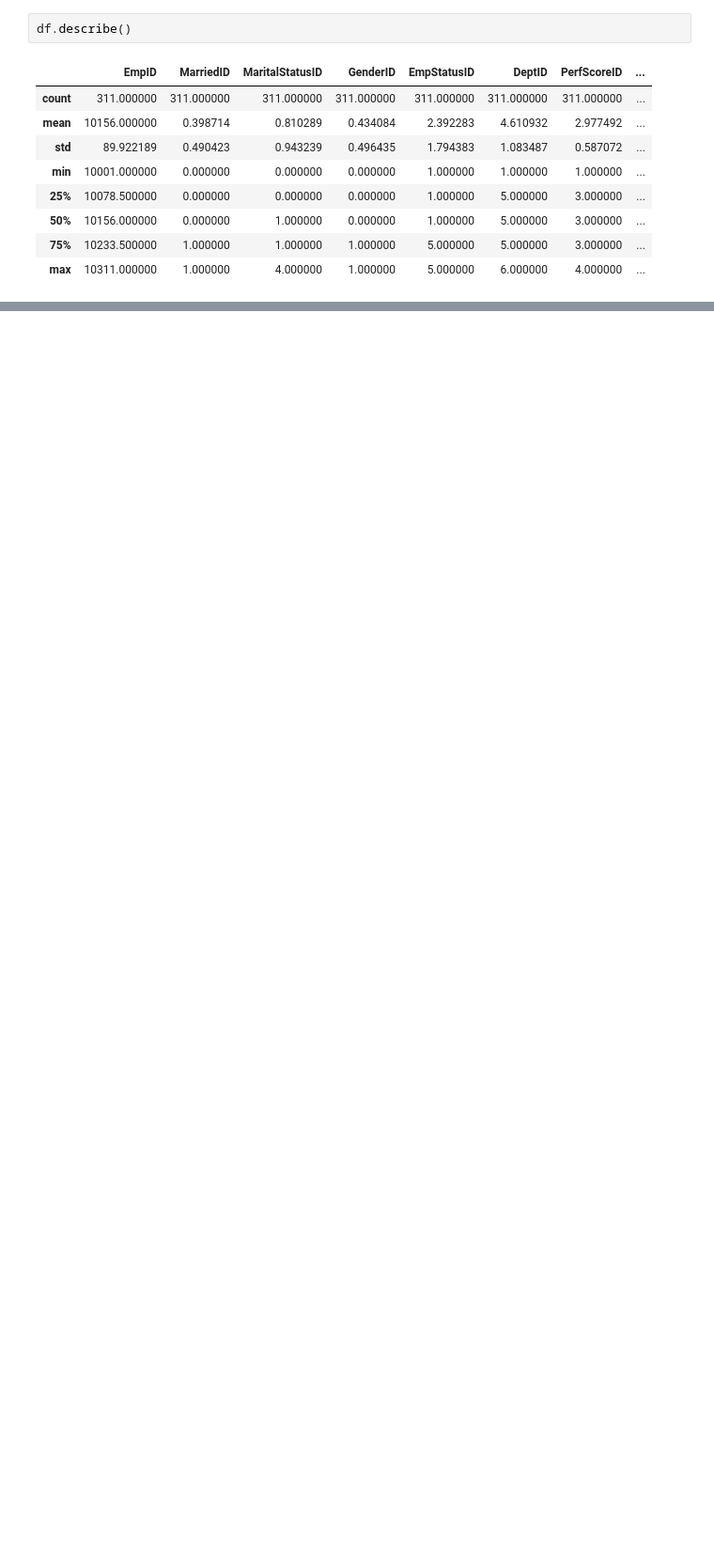
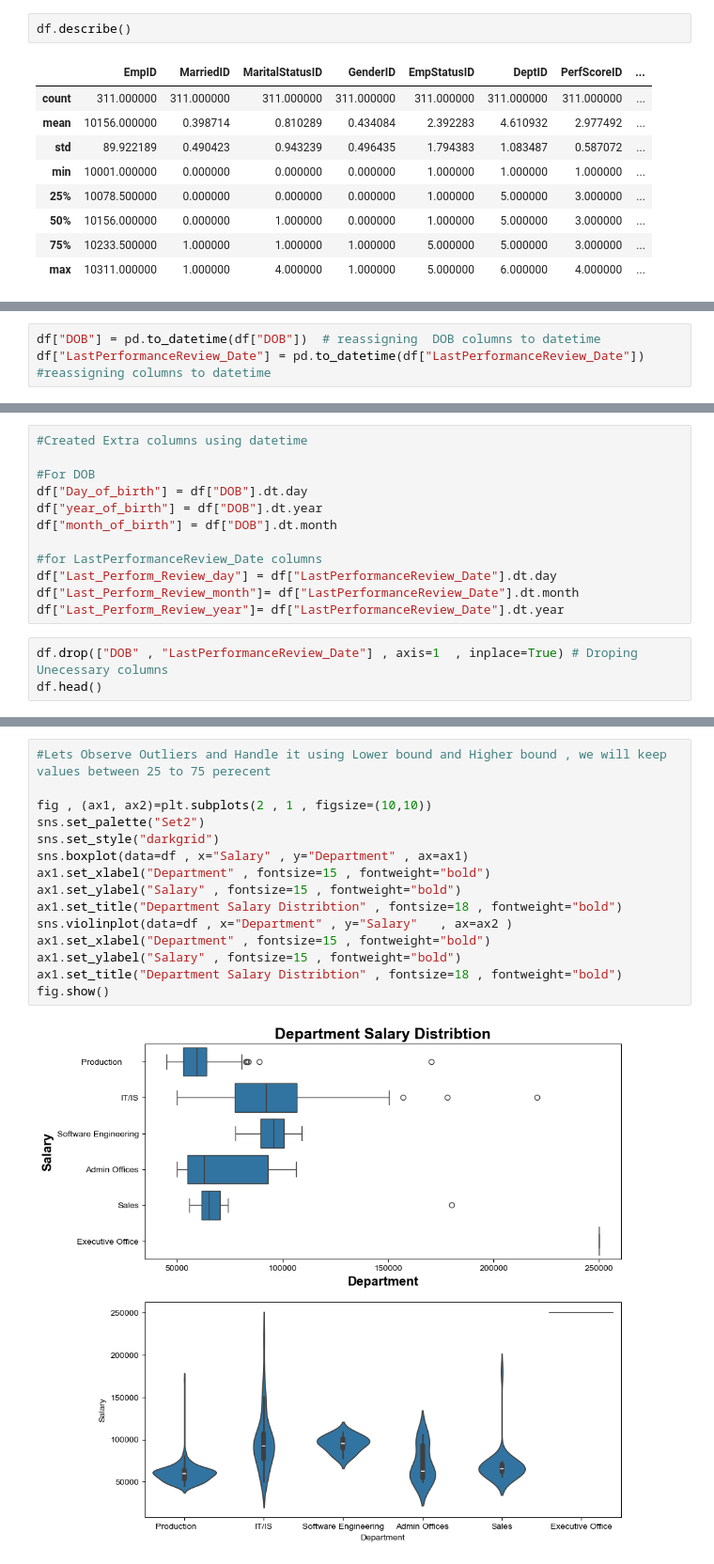
Before and after one commit to Rajatsingh64/HR_attrition_prediction, a Jupyter notebook: research.ipynb, the cells around one changed output, grey strips where cells are left out. Shown at 94% size. Cells and saved outputs as stored; diff of their text form; blank space fills up the shorter version.

```diff
--- a/research.ipynb
+++ b/research.ipynb
@@ -72,0 +172,3 @@ df[["GenderID" , "Sex"]]
+# %%
+df["DOB"] = pd.to_datetime(df["DOB"])  # reassigning  DOB columns to datetime
+df["LastPerformanceReview_Date"] = pd.to_datetime(df["LastPerformanceReview_Date"]) #reassigning columns to datetime
@@ -72,0 +181,15 @@ df[["GenderID" , "Sex"]]
+# %%
+#Created Extra columns using datetime
+
+#For DOB
+df["Day_of_birth"] = df["DOB"].dt.day
+df["year_of_birth"] = df["DOB"].dt.year
+df["month_of_birth"] = df["DOB"].dt.month
+
+#for LastPerformanceReview_Date columns
+df["Last_Perform_Review_day"] = df["LastPerformanceReview_Date"].dt.day
+df["Last_Perform_Review_month"]= df["LastPerformanceReview_Date"].dt.month
+df["Last_Perform_Review_year"]= df["LastPerformanceReview_Date"].dt.year
+# %%
+df.drop(["DOB" , "LastPerformanceReview_Date"] , axis=1  , inplace=True) # Droping Unecessary columns
+df.head()
@@ -72,0 +230,17 @@ df[["GenderID" , "Sex"]]
+# %%
+#Lets Observe Outliers and Handle it using Lower bound and Higher bound , we will keep values between 25 to 75 perecent
+
+fig , (ax1, ax2)=plt.subplots(2 , 1 , figsize=(10,10))
+sns.set_palette("Set2")
+sns.set_style("darkgrid")
+sns.boxplot(data=df , x="Salary" , y="Department" , ax=ax1)
+ax1.set_xlabel("Department" , fontsize=15 , fontweight="bold")
+ax1.set_ylabel("Salary" , fontsize=15 , fontweight="bold")
+ax1.set_title("Department Salary Distribtion" , fontsize=18 , fontweight="bold")
+sns.violinplot(data=df , x="Department" , y="Salary"   , ax=ax2 )
+ax1.set_xlabel("Department" , fontsize=15 , fontweight="bold")
+ax1.set_ylabel("Salary" , fontsize=15 , fontweight="bold")
+ax1.set_title("Department Salary Distribtion" , fontsize=18 , fontweight="bold")
+fig.show()
+# %% [output]
+[figure, added]
```
Also changed, not shown: parts of 27 cells of this notebook, 22 other files.
